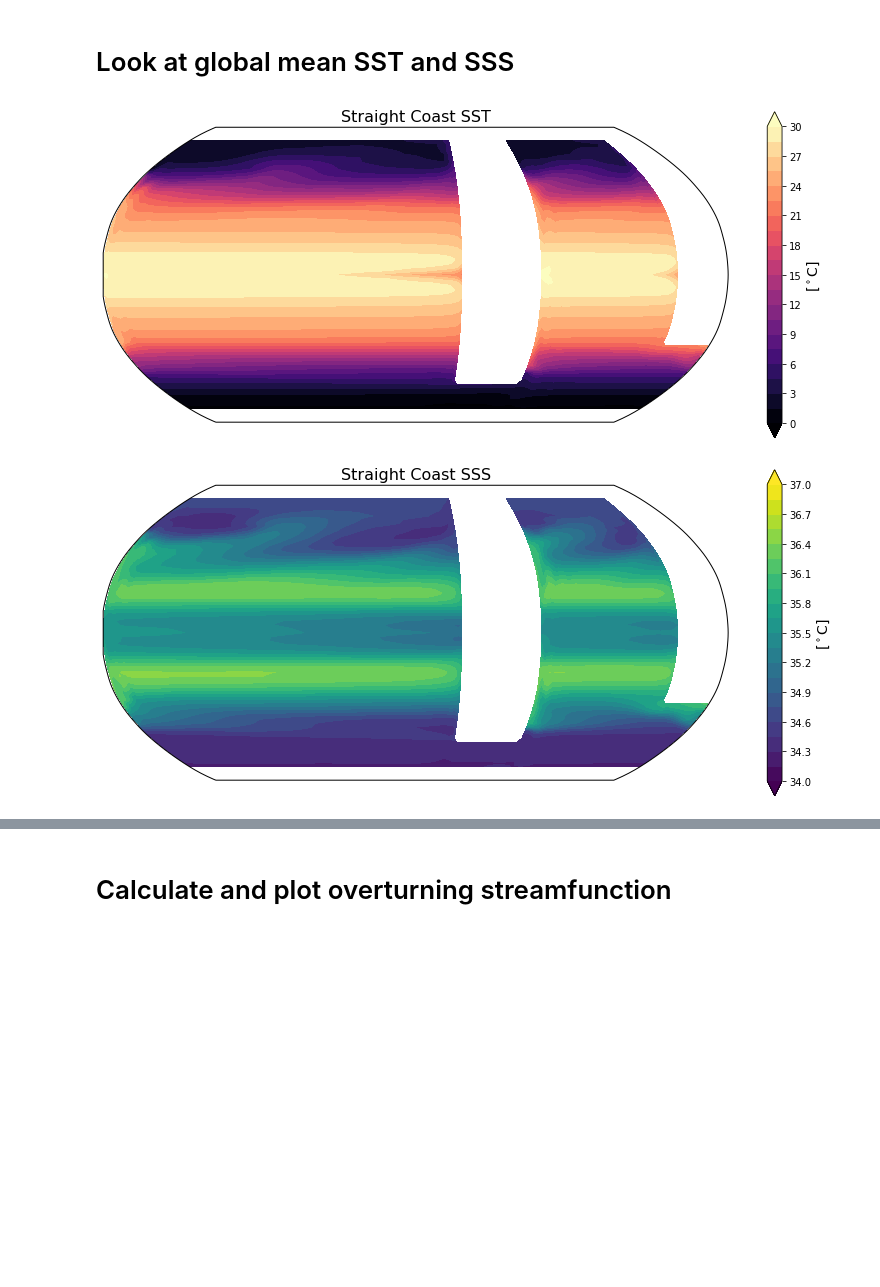
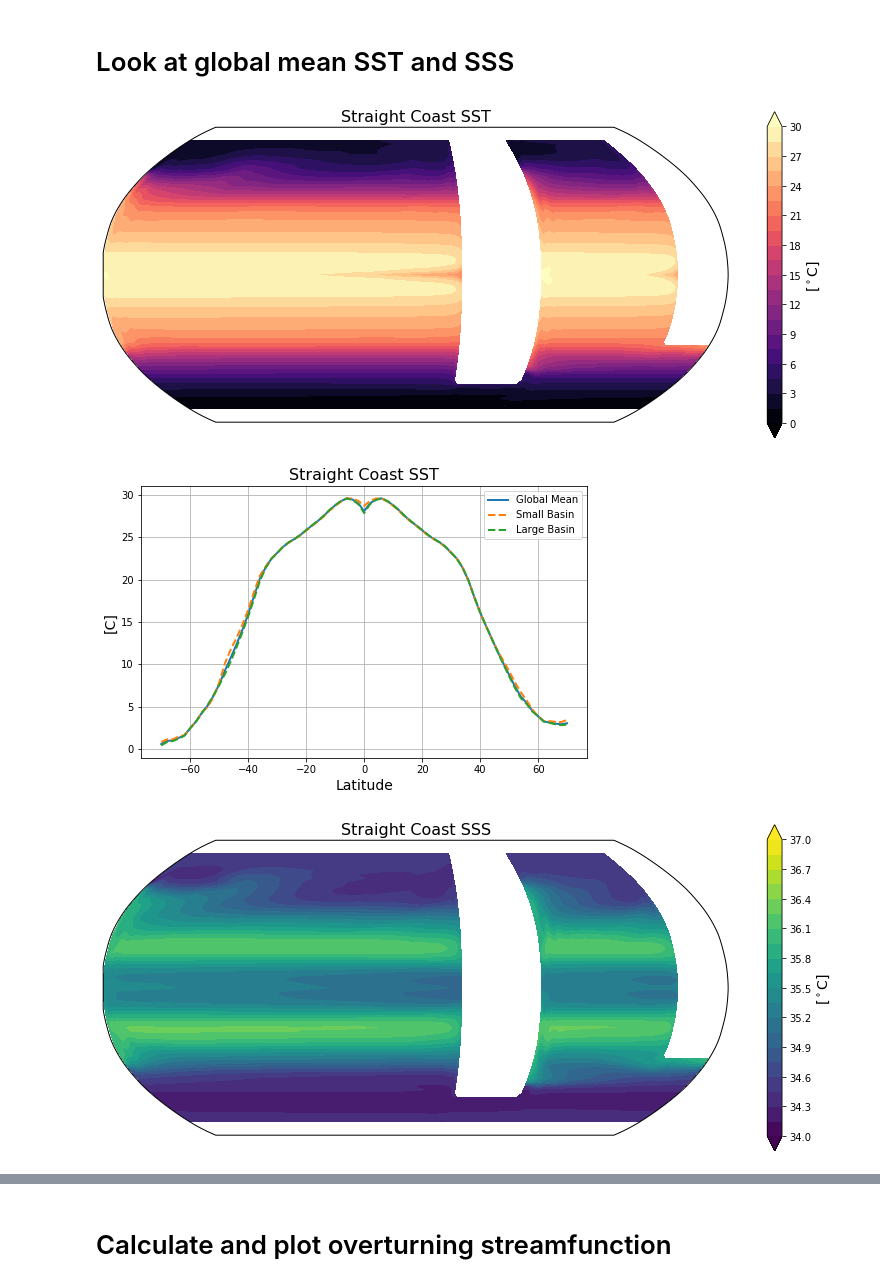
Before and after one commit to NCAR/CESM_MOM6_AQUA, a Jupyter notebook: scripts/sfn_figs_TRYfunctions.ipynb, the cells around one changed output, grey strips where cells are left out. Drawn from its saved outputs; the diff is of its cells as text; code cells hidden in the pictures; blank space fills up the shorter version.

```diff
--- a/scripts/sfn_figs_TRYfunctions.ipynb
+++ b/scripts/sfn_figs_TRYfunctions.ipynb
@@ -150,27 +156,55 @@ def plot_temp_section(title, lon_index, z):
 # %% [markdown]
 # Look at global mean SST and SSS
 # %%
+sst_avg = np.nanmean(dy['tos'], axis=0)
+sss_avg = np.nanmean(dy['sos'], axis=0)
+
 b = np.linspace(0, 30, 21, endpoint=True)
 t = np.linspace(0, 30, 11, endpoint=True)
 fig = plt.figure(figsize=(14, 6))
 ax = fig.add_subplot(1, 1, 1, projection=ccrs.Robinson(central_longitude=180.0))
-plt.contourf(dy['xh'], dy['yh'], np.nanmean(dy['tos'], axis=0), b, cmap='magma', extend='both',  transform=ccrs.PlateCarree())
+plt.contourf(dy['xh'], dy['yh'], sst_avg, b, cmap='magma', extend='both',  transform=ccrs.PlateCarree())
 cbar = plt.colorbar(ticks=t, boundaries=t, spacing='uniform', extend='both')
 cbar.ax.set_ylabel('[$^\circ$C]', fontsize=14)
 plt.ylabel('Latitude', fontsize=14), plt.xlabel('Longitude', fontsize=14)
 plt.title('{} SST'.format(case), fontsize=16)
 plt.show()
 
+plt.subplots(figsize=(8,5))
+plt.plot(dy['yh'], np.nanmean(sst_avg, axis=1), linewidth=2, label='Global Mean')
+# Following two lines are for configurations with more than one basin
+plt.plot(dy['yh'], np.nanmean(sst_avg[:,x_west:x_east], axis=1), '--',linewidth=2, label='Small Basin')
+plt.plot(dy['yh'], np.nanmean(sst_avg[:,:x_west], axis=1), '--', linewidth=2, label='Large Basin')
+#
+plt.ylabel('[C]', fontsize=14), plt.xlabel('Latitude', fontsize=14)
+plt.title('{} SST'.format(case), fontsize=16)
+plt.grid()
+plt.legend()
+plt.show()
+
 b_salt = np.linspace(34, 37, 21, endpoint=True)
 t_salt = np.linspace(34, 37, 11, endpoint=True)
 fig = plt.figure(figsize=(14, 6))
 ax = fig.add_subplot(1, 1, 1, projection=ccrs.Robinson(central_longitude=180.0))
-plt.contourf(dy['xh'], dy['yh'], np.nanmean(dy['sos'], axis=0), b_salt, extend='both',  transform=ccrs.PlateCarree())
+plt.contourf(dy['xh'], dy['yh'], sss_avg, b_salt, extend='both',  transform=ccrs.PlateCarree())
 cbar = plt.colorbar(ticks=t_salt, boundaries=t_salt, spacing='uniform', extend='both')
 cbar.ax.set_ylabel('[$^\circ$C]', fontsize=14)
 plt.ylabel('Latitude', fontsize=14), plt.xlabel('Longitude', fontsize=14)
 plt.title('{} SSS'.format(case), fontsize=16)
 plt.show()
+
+plt.subplots(figsize=(8,5))
+plt.plot(dy['yh'], np.nanmean(sss_avg, axis=1), linewidth=2, label='Global Mean')
+# Following two lines are for configurations with more than one basin
+plt.plot(dy['yh'], np.nanmean(sss_avg[:,x_west:x_east], axis=1), '--', linewidth=2, label='Small Basin')
+plt.plot(dy['yh'], np.nanmean(sss_avg[:,:x_west], axis=1), '--', linewidth=2, label='Large Basin')
+#
+plt.ylabel('[psu]', fontsize=14), plt.xlabel('Latitude', fontsize=14)
+plt.title('{} SSS'.format(case), fontsize=16)
+plt.grid()
+plt.legend()
+plt.show()
 # %% [output]
 [figure]
-[figure, old version]
+[figure, new version]
+[figure, added]
```
Also changed, not shown: parts of 6 cells of this notebook.
